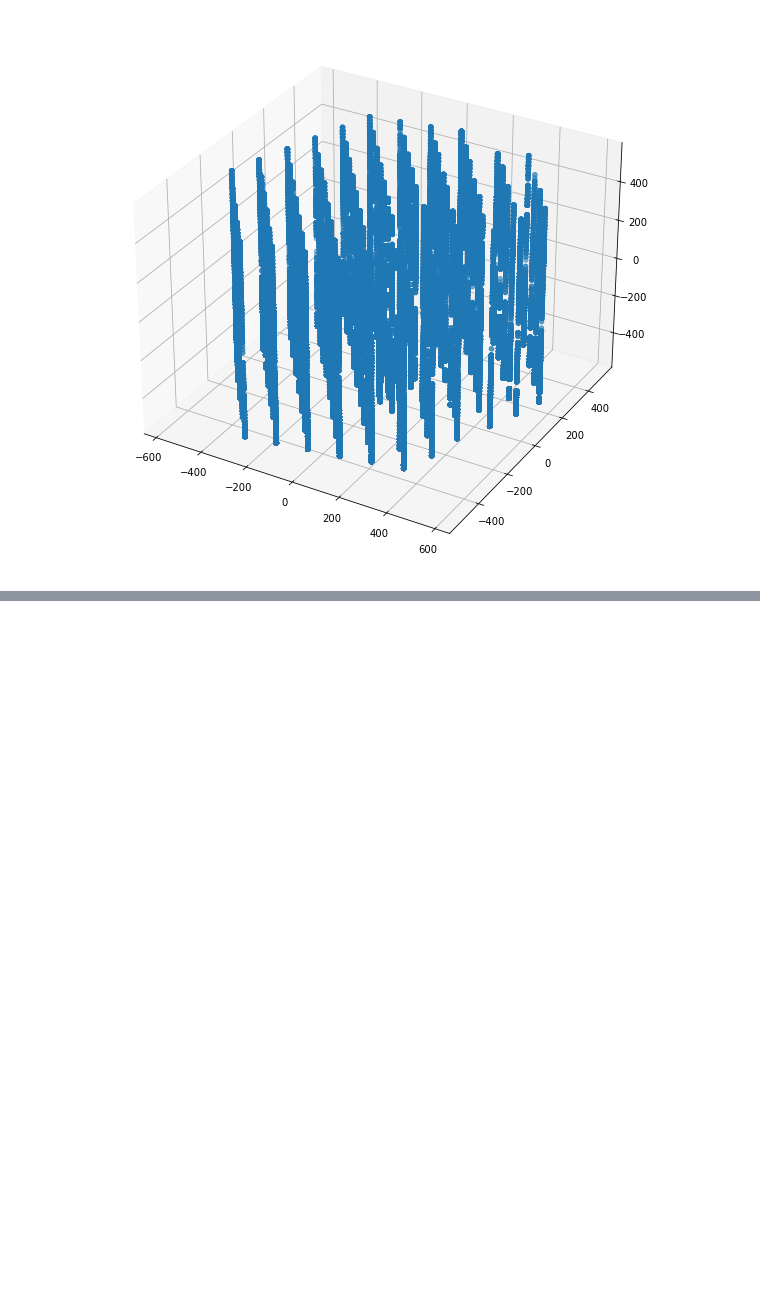
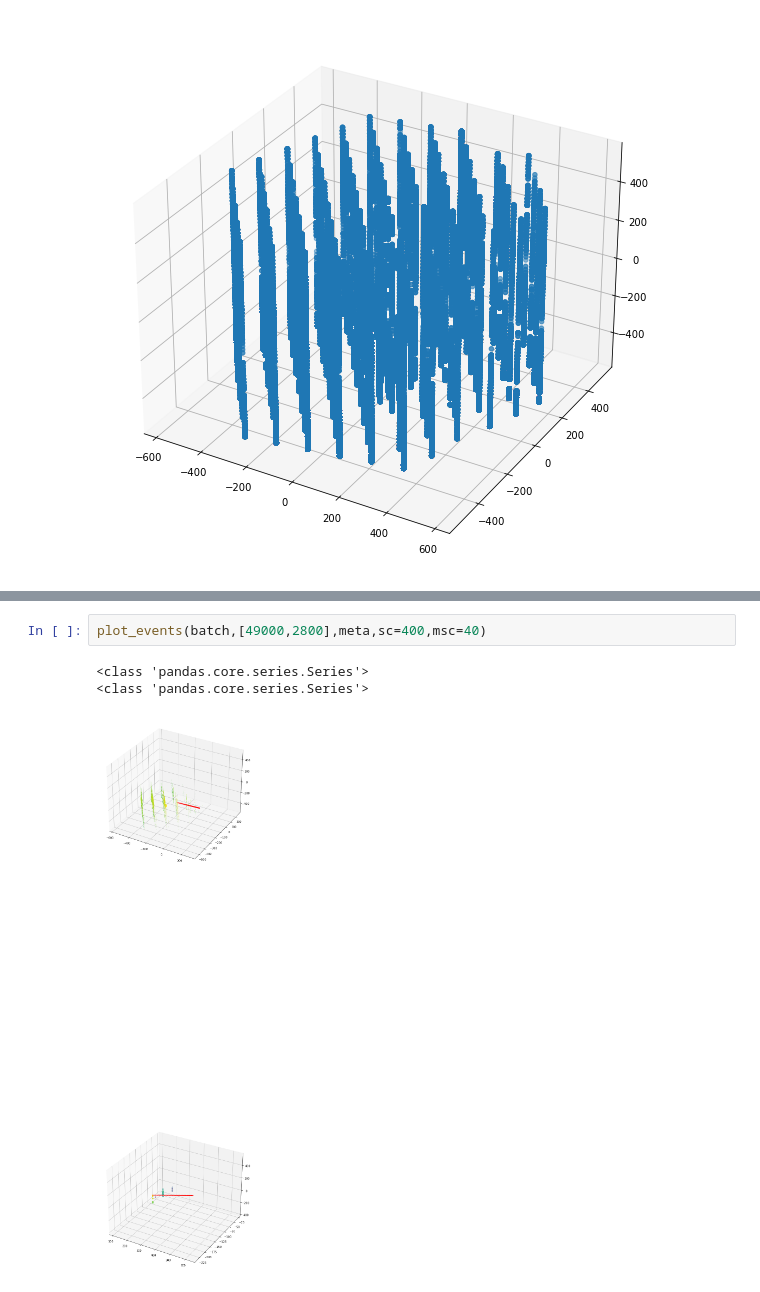
Before and after one commit to Exploratory-Machine-Learning/ICE-CUBE, a Jupyter notebook: EDA.ipynb, the cells around one changed output, grey strips where cells are left out. Cells and saved outputs as stored; diff of their text form; blank space fills up the shorter version.

```diff
--- a/EDA.ipynb
+++ b/EDA.ipynb
@@ -60,0 +172,6 @@ plot_events(batch,list(batch.index.unique())[:5])
+# %%
+plot_events(batch,[49000,2800],meta,sc=400,msc=40)
+# %% [output]
+<class 'pandas.core.series.Series'>
+<class 'pandas.core.series.Series'>
+[figure, added]
```
Also changed, not shown: parts of 21 cells of this notebook.
